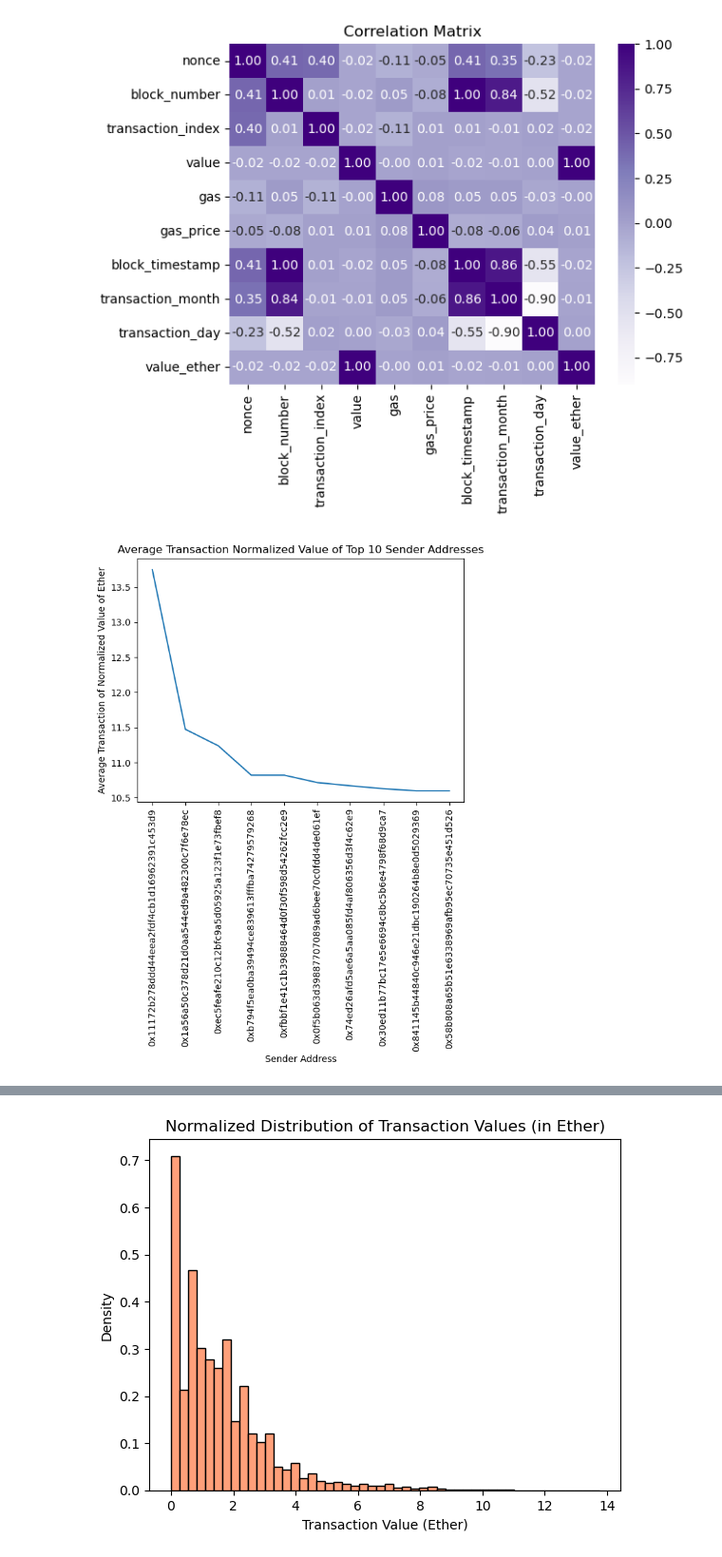
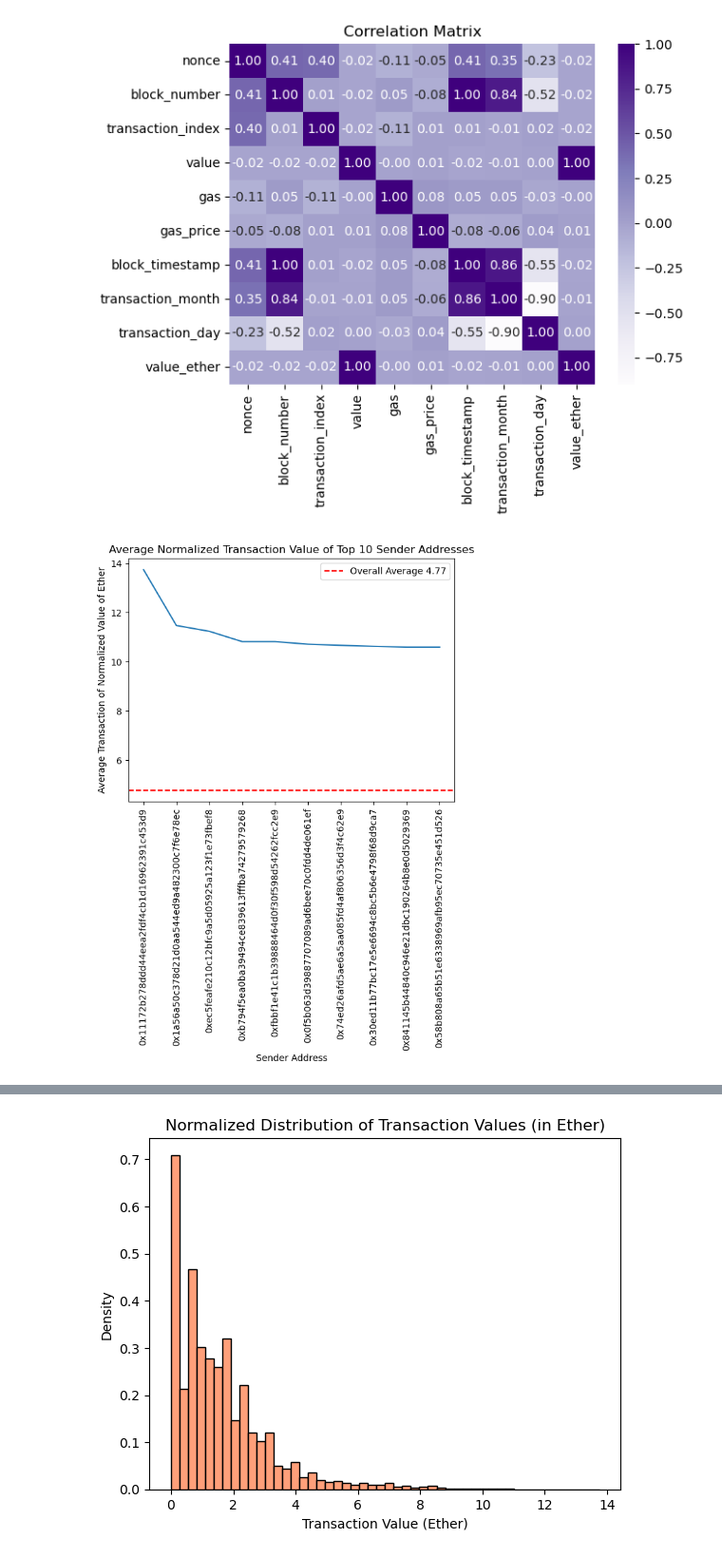
Before and after one commit to DataBuffs/detecting-ethereum-fraud, a Jupyter notebook: main.ipynb, the cells around one changed output, grey strips where cells are left out. Shown: that part at 95% size. Drawn from its saved outputs; the diff is of its cells as text; code cells hidden in the pictures.

Commit message:
Average transaction value by sender address graph

```diff
--- a/main.ipynb
+++ b/main.ipynb
@@ -285,16 +285,21 @@ Text(0.5, 1.0, 'Correlation Matrix')
 # %%
 # Find the 10 senders with the highest average transaction value
 
 senders = df.groupby('from_address')['value_ether'].mean().reset_index()
 senders.columns = ['from_address', 'average_value_ether']
 senders['log_av_value_ether'] = np.log1p(senders['average_value_ether'])
 top_10_addresses = senders.sort_values(by='log_av_value_ether', ascending=False).head(10)
 
+av_value = df['value_ether'].mean()
+log_av_value = np.log1p(av_value)
+
 plt.plot(top_10_addresses['from_address'], top_10_addresses['log_av_value_ether'])
+plt.axhline(y=log_av_value, color='r', linestyle='--', label=f'Overall Average {log_av_value:.2f}')
 plt.xlabel("Sender Address")
 plt.ylabel("Average Transaction of Normalized Value of Ether")
-plt.title("Average Transaction Normalized Value of Top 10 Sender Addresses")
+plt.title("Average Normalized Transaction Value of Top 10 Sender Addresses")
 plt.xticks(rotation=90)
+plt.legend()
 plt.show()
 # %% [output]
-[figure, old version]
+[figure, new version]
```
Also changed, not shown: parts of 1 cell of this notebook.
